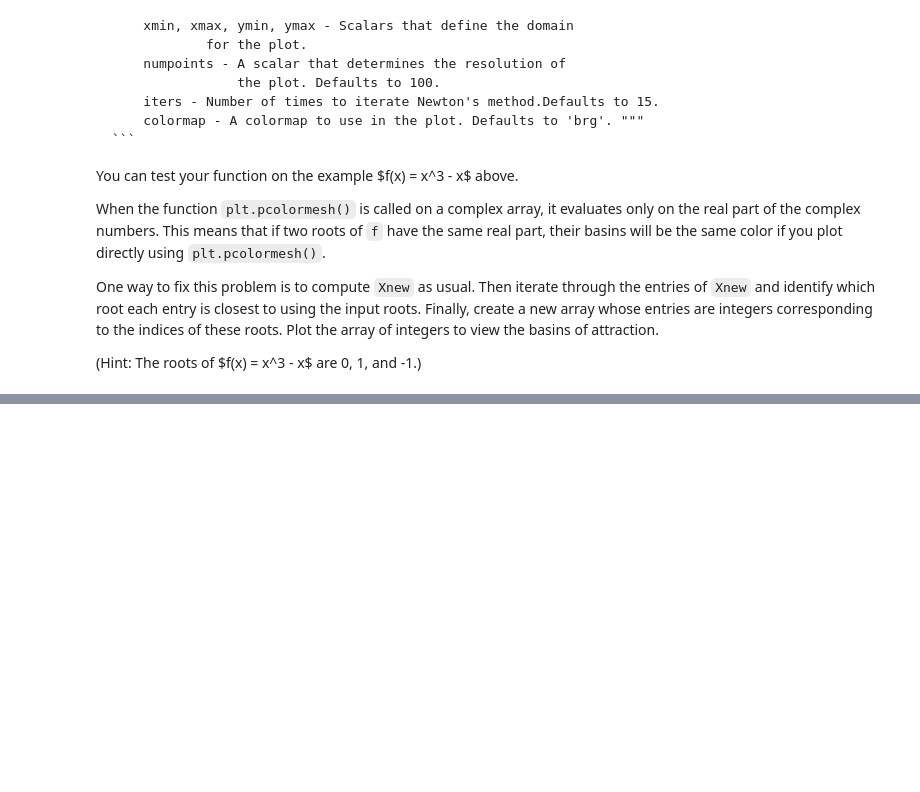
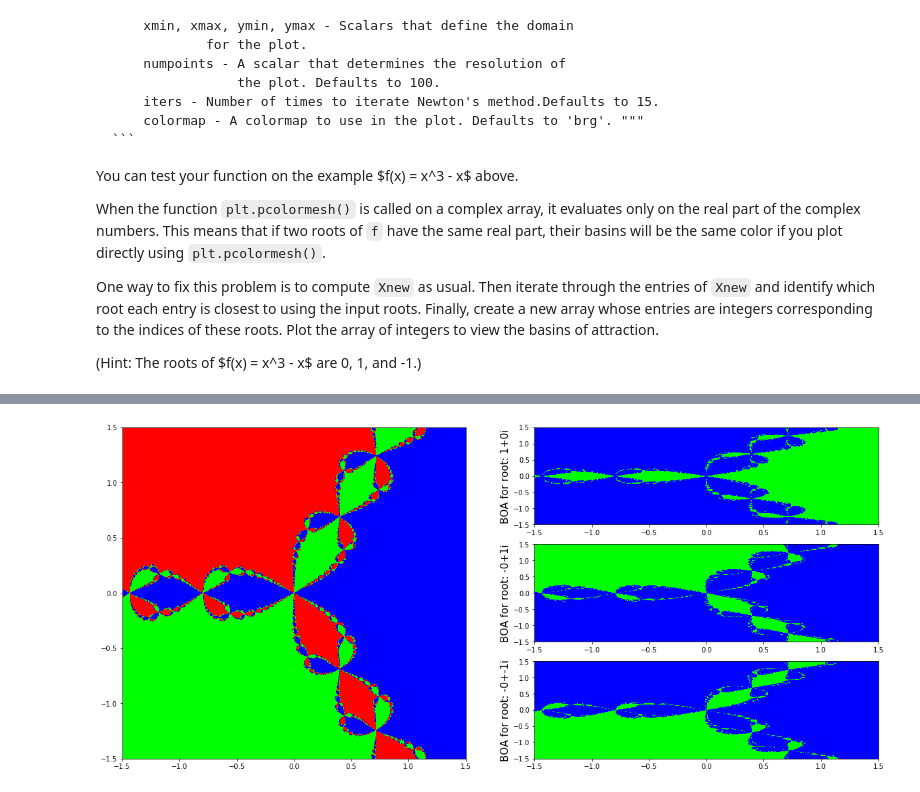
Before and after one commit to bninopaul/impact_byu, a Jupyter notebook: 10newton's_method.ipynb, the cells around one changed output, grey strips where cells are left out. Drawn from its saved outputs; the diff is of its cells as text; code cells hidden in the pictures; blank space fills up the shorter version.

```diff
--- a/10newton's_method.ipynb
+++ b/10newton's_method.ipynb
@@ -263,0 +281,8 @@ plot_basins(f, df, [0,1,-1], -2, 2, -2, 2, numpoints=400)
+# %%
+f = lambda x: x**3 - 1
+df = lambda x: 3*x**2
+roots = np.array([1, -1/2 + (np.sqrt(3)/2)*1j, -1/2 - (np.sqrt(3)/2)*1j])
+# %%
+plot_basins(f, df, roots, xmin=-1.5, xmax=1.5, ymin=-1.5, ymax=1.5, numpoints=700, iters=100)
+# %% [output]
+[figure, added]
```
Also changed, not shown: parts of 3 cells of this notebook.
